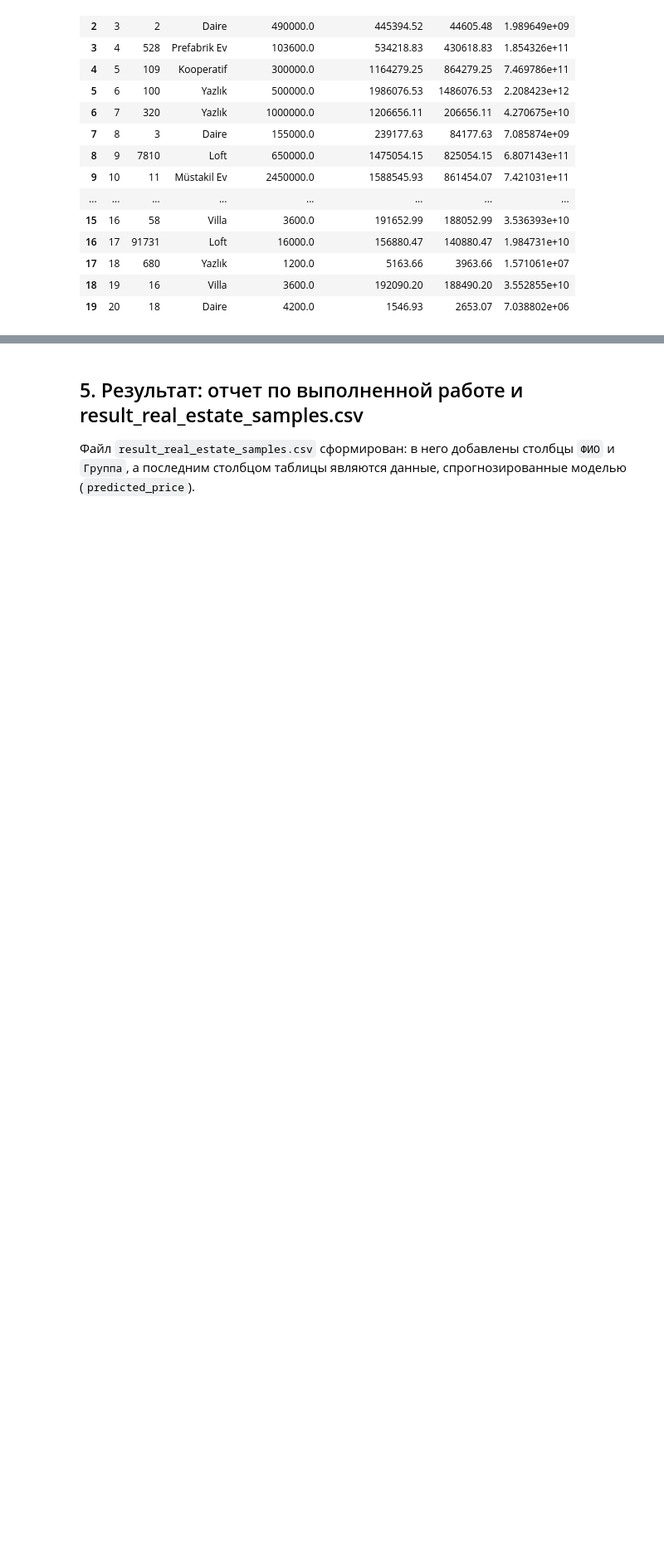
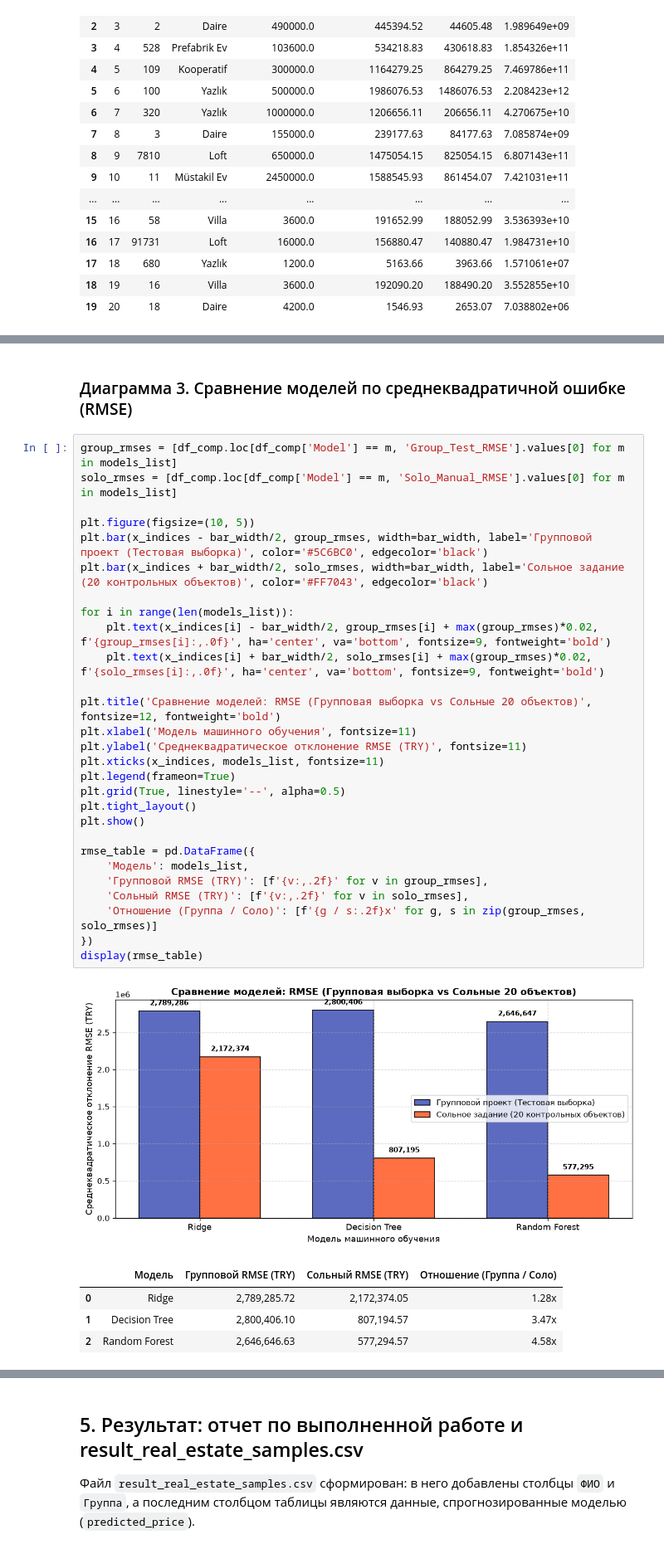
Before and after one commit to maksibatullinarturovich-lab/Moibd, a Jupyter notebook: moibd_estate/solo_assignment/solo_evaluation.ipynb, the cells around one changed output, grey strips where cells are left out. Shown at 83% size. Saved outputs shown, nothing was run; the diff lists cells and outputs as text; blank space fills up the shorter version.

```diff
--- a/moibd_estate/solo_assignment/solo_evaluation.ipynb
+++ b/moibd_estate/solo_assignment/solo_evaluation.ipynb
@@ -229,0 +260,36 @@ display(Image(filename='charts/chart8_radar_model_profile.png'))
+# %% [markdown]
+### Диаграмма 3. Сравнение моделей по среднеквадратичной ошибке (RMSE)
+# %%
+group_rmses = [df_comp.loc[df_comp['Model'] == m, 'Group_Test_RMSE'].values[0] for m in models_list]
+solo_rmses = [df_comp.loc[df_comp['Model'] == m, 'Solo_Manual_RMSE'].values[0] for m in models_list]
+
+plt.figure(figsize=(10, 5))
+plt.bar(x_indices - bar_width/2, group_rmses, width=bar_width, label='Групповой проект (Тестовая выборка)', color='#5C6BC0', edgecolor='black')
+plt.bar(x_indices + bar_width/2, solo_rmses, width=bar_width, label='Сольное задание (20 контрольных объектов)', color='#FF7043', edgecolor='black')
+
+for i in range(len(models_list)):
+    plt.text(x_indices[i] - bar_width/2, group_rmses[i] + max(group_rmses)*0.02, f'{group_rmses[i]:,.0f}', ha='center', va='bottom', fontsize=9, fontweight='bold')
+    plt.text(x_indices[i] + bar_width/2, solo_rmses[i] + max(group_rmses)*0.02, f'{solo_rmses[i]:,.0f}', ha='center', va='bottom', fontsize=9, fontweight='bold')
+
+plt.title('Сравнение моделей: RMSE (Групповая выборка vs Сольные 20 объектов)', fontsize=12, fontweight='bold')
+plt.xlabel('Модель машинного обучения', fontsize=11)
+plt.ylabel('Среднеквадратическое отклонение RMSE (TRY)', fontsize=11)
+plt.xticks(x_indices, models_list, fontsize=11)
+plt.legend(frameon=True)
+plt.grid(True, linestyle='--', alpha=0.5)
+plt.tight_layout()
+plt.show()
+
+rmse_table = pd.DataFrame({
+    'Модель': models_list,
+    'Групповой RMSE (TRY)': [f'{v:,.2f}' for v in group_rmses],
+    'Сольный RMSE (TRY)': [f'{v:,.2f}' for v in solo_rmses],
+    'Отношение (Группа / Соло)': [f'{g / s:.2f}x' for g, s in zip(group_rmses, solo_rmses)]
+})
+display(rmse_table)
+# %% [output]
+[figure, added]
+|  | Модель | Групповой RMSE (TRY) | Сольный RMSE (TRY) | Отношение (Группа / Соло) |
+| 0 | Ridge | 2,789,285.72 | 2,172,374.05 | 1.28x |
+| 1 | Decision Tree | 2,800,406.10 | 807,194.57 | 3.47x |
+| 2 | Random Forest | 2,646,646.63 | 577,294.57 | 4.58x |
```
Also changed, not shown: parts of 23 cells of this notebook.
